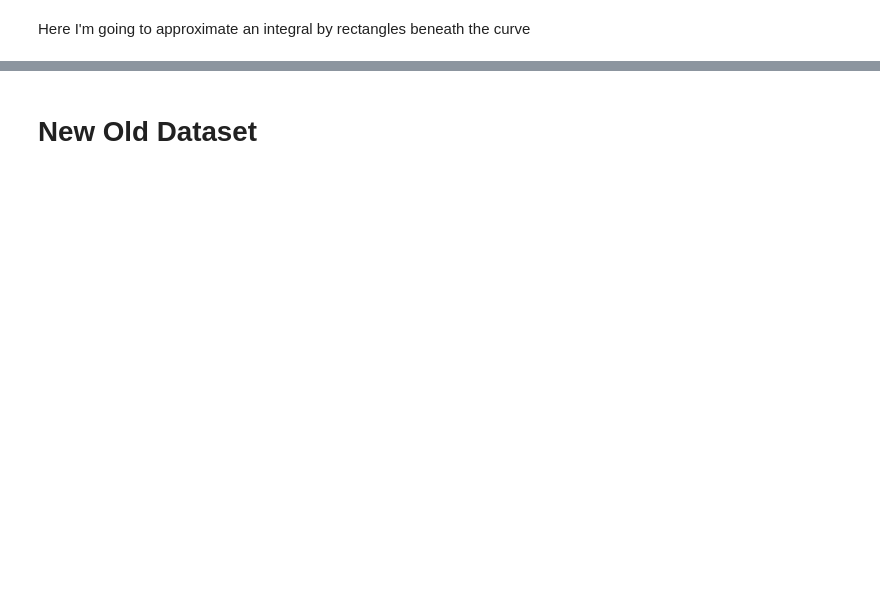
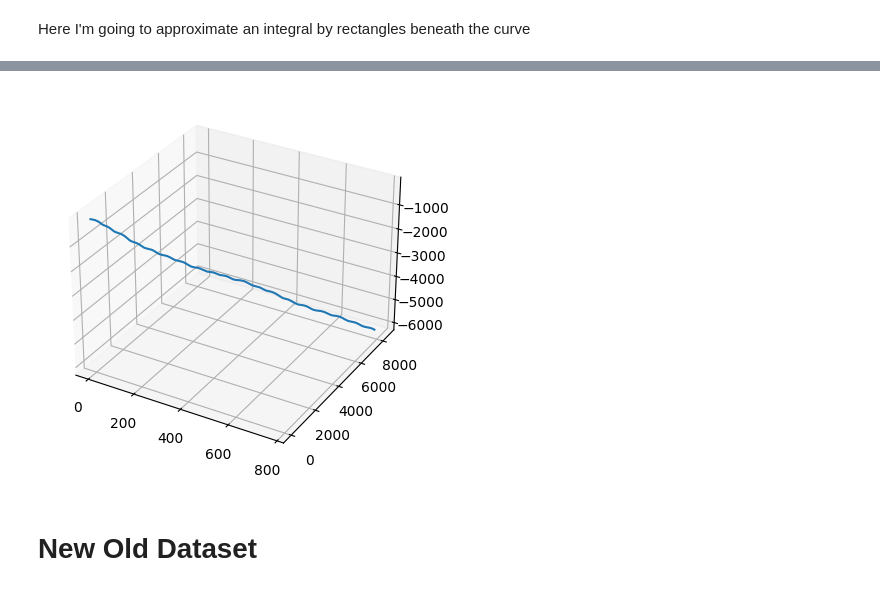
Before and after one commit to AnnaRemi/Lab_trajectiories, a Jupyter notebook: trajectory.ipynb, the cells around one changed output, grey strips where cells are left out. Saved outputs shown, nothing was run; the diff lists cells and outputs as text; code cells hidden in the pictures; blank space fills up the shorter version.

```diff
--- a/trajectory.ipynb
+++ b/trajectory.ipynb
@@ -80,6 +157,6 @@ def integrate(acceleration_data, times):
 # %%
-def get_plot(ACCELERATIONS, TIMESTAMPS, DISPLACEMENTS):
-  # 9. Now we use the function we just defined
+def get_position(ACCELERATIONS, TIMESTAMPS):
+  # Now we use the function we just defined
   integrated_speeds_x = integrate(ACCELERATIONS[0], TIMESTAMPS)
   integrated_displ_x = integrate(integrated_speeds_x,
                                                   TIMESTAMPS[1:])
@@ -92,5 +169,5 @@ def get_plot(ACCELERATIONS, TIMESTAMPS, DISPLACEMENTS):
   integrated_displ_z = integrate(integrated_speeds_z,
                                                   TIMESTAMPS[1:])
 
-  ax = plt.axes(projection='3d')
-  ax.plot3D(integrated_displ_x, integrated_displ_y, integrated_displ_z)
+  position = [integrated_displ_x, integrated_displ_y, integrated_displ_z]
+  return position
@@ -100,0 +174,4 @@ get_plot(ACCELERATIONS, TIMESTAMPS, DISPLACEMENTS)
+# %%
+def get_plot(x, y, z):
+  ax = plt.axes(projection='3d')
+  ax.plot3D(x, y, z)
@@ -100,0 +182,4 @@ get_plot(ACCELERATIONS, TIMESTAMPS, DISPLACEMENTS)
+# %%
+get_plot(position[0], position[1], position[2])
+# %% [output]
+[figure, added]
```
Also changed, not shown: parts of 35 cells of this notebook.
